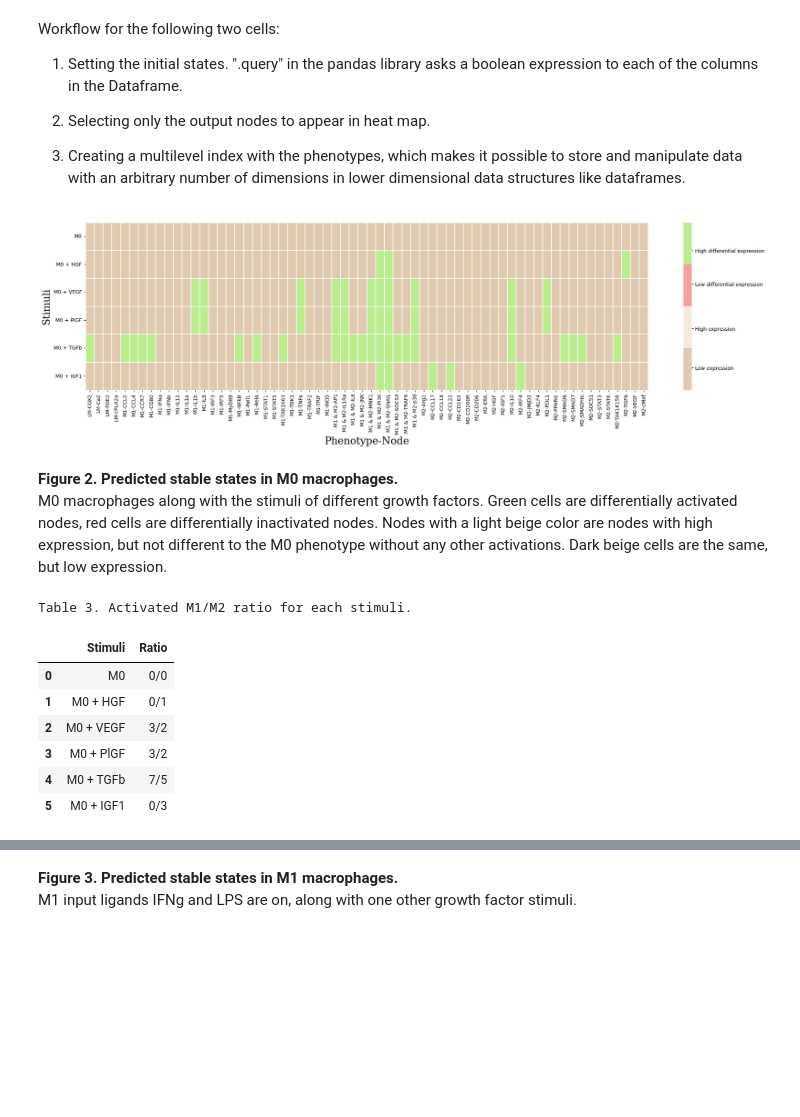
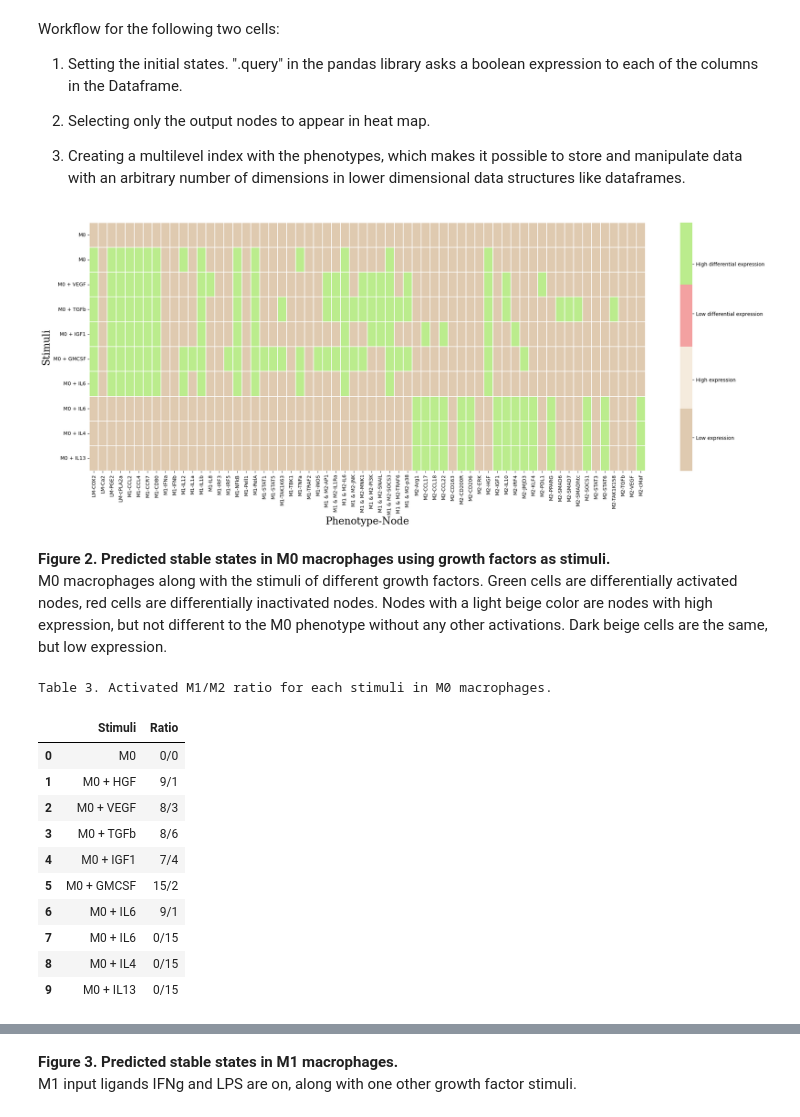
Before and after one commit to Karinaovedal/Master-thesis, a Jupyter notebook: MacPol 2.0.ipynb, the cells around one changed output, grey strips where cells are left out. Saved outputs shown, nothing was run; the diff lists cells and outputs as text; code cells hidden in the pictures; blank space fills up the shorter version.

```diff
--- a/MacPol 2.0.ipynb
+++ b/MacPol 2.0.ipynb
@@ -274,10 +284,6 @@ M0_VEGF = fix_df.query(inpM0_VEGF)
 M0_VEGF = M0_VEGF[markers]
 M0_VEGF.columns = pd.MultiIndex.from_arrays(phen_arrays, names= ['Phenotype', 'Node'])
 
-M0_PlGF = fix_df.query(inpM0_PlGF)
-M0_PlGF = M0_PlGF[markers]
-M0_PlGF.columns = pd.MultiIndex.from_arrays(phen_arrays, names= ['Phenotype', 'Node'])
-
 M0_TGFb = fix_df.query(inpM0_TGFb)
 M0_TGFb = M0_TGFb[markers]
 M0_TGFb.columns = pd.MultiIndex.from_arrays(phen_arrays, names= ['Phenotype', 'Node'])
@@ -286,11 +292,27 @@ M0_IGF1 = fix_df.query(inpM0_IGF1)
 M0_IGF1 = M0_IGF1[markers]
 M0_IGF1.columns = pd.MultiIndex.from_arrays(phen_arrays, names= ['Phenotype', 'Node'])
 
+M0_GMCSF = fix_df.query(inpM0_GMCSF)
+M0_GMCSF = M0_GMCSF[markers]
+M0_GMCSF.columns = pd.MultiIndex.from_arrays(phen_arrays, names= ['Phenotype', 'Node'])
 
-frames = [M0_ON, M0_HGF, M0_VEGF, M0_PlGF, M0_TGFb, M0_IGF1]
+M0_IL6 = fix_df.query(inpM0_IL6)
+M0_IL6 = M0_IL6[markers]
+M0_IL6.columns = pd.MultiIndex.from_arrays(phen_arrays, names= ['Phenotype', 'Node'])
+
+M0_IL4 = fix_df.query(inpM0_IL4)
+M0_IL4 = M0_IL4[markers]
+M0_IL4.columns = pd.MultiIndex.from_arrays(phen_arrays, names= ['Phenotype', 'Node'])
+
+M0_IL13 = fix_df.query(inpM0_IL13)
+M0_IL13 = M0_IL13[markers]
+M0_IL13.columns = pd.MultiIndex.from_arrays(phen_arrays, names= ['Phenotype', 'Node'])
+
+
+frames = [M0_ON, M0_HGF, M0_VEGF, M0_TGFb, M0_IGF1, M0_GMCSF, M0_IL6, M0_IL4, M0_IL13]
 
 # Concatenating all the filtered dataframes into one large dataframe
-results = pd.concat(frames, keys=["M0", "M0 + HGF", "M0 + VEGF", "M0 + PlGF", "M0 + TGFb", "M0 + IGF1"])
+results = pd.concat(frames, keys=["M0", "M0 + HGF", "M0 + VEGF", "M0 + TGFb", "M0 + IGF1", "M0 + GMCSF", "M0 + IL6", "M0 + IL4", "M0 + IL13"])
 
 # Resetting the index to move the stimuli names to columns
 results.reset_index(inplace=True)
@@ -298,56 +320,60 @@ results.reset_index(inplace=True)
 # Lexsorting the MultiIndex
 results = results.sort_index(axis=1)
 
-fig, ax = plt.subplots(figsize=(25, 6))
+fig, ax = plt.subplots(figsize=(25, 9))
 
 # Filter the DataFrame to keep only the columns representing the data for the heatmap
 M0data = results.drop(['level_0', 'level_1'], axis=1)
 
 # Giving nodes with differential expression from M0 values =2 if overexpressed and =3 if underexpressed.
 M0data = format_diff_expression(M0data)
 
 
 M0map = sns.heatmap(M0data, cmap = cmap, square = False,
                     linewidth=0.1, cbar_kws={"shrink": 1})
 
 # Manually specifying discrete legend labelling
 colorbar = ax.collections[0].colorbar
 colorbar.set_ticks([0.4, 1.1, 1.9, 2.5])
 colorbar.set_ticklabels(['Low expression', 'High expression', 'Low differential expression',
                          'High differential expression'])
 
 
 # Setting y-axis labels using the 'level_0' column which contains the stimuli names
 M0map.set_yticklabels(results['level_0'].values, rotation=0)
 
 M0map.set_ylabel("Stimuli", fontsize=20, font="Serif" )
 M0map.set_xlabel("Phenotype-Node", fontsize=20, font="Serif")
 
 
 plt.show()
 # %% [output]
-[figure, old version]
+[figure, new version]
 # %% [markdown]
-**Figure 2. Predicted stable states in M0 macrophages.**
+**Figure 2. Predicted stable states in M0 macrophages using growth factors as stimuli.**
 <br>M0 macrophages along with the stimuli of different growth factors.
 Green cells are differentially activated nodes, red cells are differentially inactivated nodes. Nodes with a light beige color are nodes with high expression, but not different to the M0 phenotype without any other activations. Dark beige cells are the same, but low expression.
 # %%
 # CALCULATING THE RATIO OF ACTIVATED M1 VS M2 NODES
 
 # Creating a list of stimulis
-stimulis = ['M0', 'M0 + HGF', 'M0 + VEGF', 'M0 + PlGF', 'M0 + TGFb', 'M0 + IGF1']
+stimulis = ['M0', 'M0 + HGF', 'M0 + VEGF', 'M0 + TGFb', 'M0 + IGF1', 'M0 + GMCSF', 'M0 + IL6', 'M0 + IL6', 'M0 + IL4', 'M0 + IL13']
 
-print("""Table 3. Activated M1/M2 ratio for each stimuli.""")
+print("""Table 3. Activated M1/M2 ratio for each stimuli in M0 macrophages.""")
 ratio(M0data, stimulis)
 # %% [output]
-Table 3. Activated M1/M2 ratio for each stimuli.
+Table 3. Activated M1/M2 ratio for each stimuli in M0 macrophages.
 |  | Stimuli | Ratio |
 | 0 | M0 | 0/0 |
-| 1 | M0 + HGF | 0/1 |
-| 2 | M0 + VEGF | 3/2 |
-| 3 | M0 + PlGF | 3/2 |
-| 4 | M0 + TGFb | 7/5 |
-| 5 | M0 + IGF1 | 0/3 |
+| 1 | M0 + HGF | 9/1 |
+| 2 | M0 + VEGF | 8/3 |
+| 3 | M0 + TGFb | 8/6 |
+| 4 | M0 + IGF1 | 7/4 |
+| 5 | M0 + GMCSF | 15/2 |
+| 6 | M0 + IL6 | 9/1 |
+| 7 | M0 + IL6 | 0/15 |
+| 8 | M0 + IL4 | 0/15 |
+| 9 | M0 + IL13 | 0/15 |
 # %%
 # Setting initial states with growth factors HGF, VEGF, PlGF, TGFb, IGF1 along with M1 phenotype stimuli.
 # Selecting only the output nodes.
```
Also changed, not shown: parts of 18 cells of this notebook, 3 other files.
